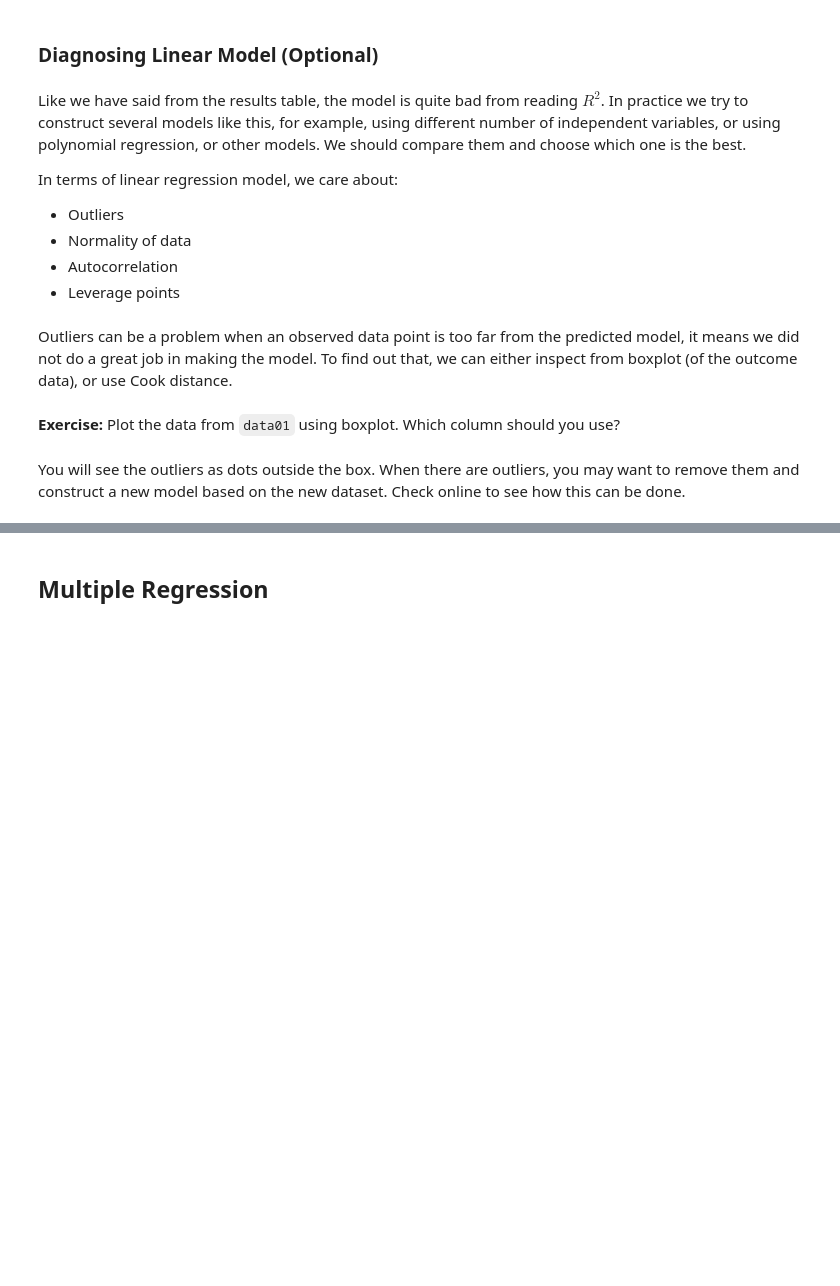
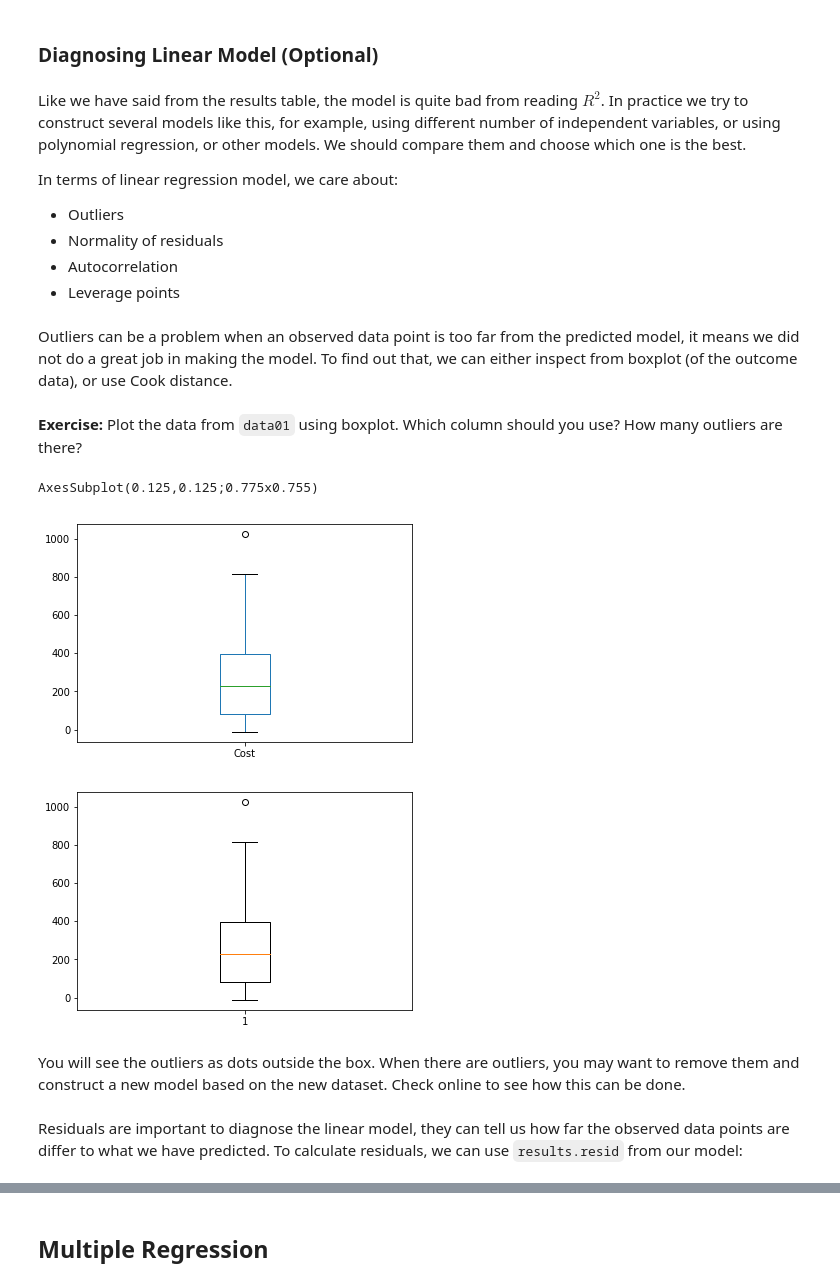
Before and after one commit to lt-shy-john/python-data-analytics-course, a Jupyter notebook: Week 08 - Statistics with Python.ipynb, the cells around one changed output, grey strips where cells are left out. Drawn from its saved outputs; the diff is of its cells as text; code cells hidden in the pictures; blank space fills up the shorter version.

Commit message:
Finished (linear) regression diagnostics

```diff
--- a/Week 08 - Statistics with Python.ipynb
+++ b/Week 08 - Statistics with Python.ipynb
@@ -902,28 +912,39 @@ Like we have said from the results table, the model is quite bad from reading $R
 
 In terms of linear regression model, we care about:
 * Outliers
-* Normality of data
+* Normality of residuals
 * Autocorrelation
 * Leverage points
 # %% [markdown]
 Outliers can be a problem when an observed data point is too far from the predicted model, it means we did not do a great job in making the model. To find out that, we can either inspect from boxplot (of the outcome data), or use Cook distance.
 # %% [markdown]
-__Exercise:__ Plot the data from `data01` using boxplot. Which column should you use?
+__Exercise:__ Plot the data from `data01` using boxplot. Which column should you use? How many outliers are there?
 # %%
 # Solution
 '''
 Using pandas
 '''
-data01['Cost'].plot.box
+print(data_01['Cost'].plot.box())
 
 '''
 Using matplotlib
 '''
 import matplotlib.pyplot as plt
 fig = plt.figure()
-fig.boxplot(data01['Cost'])
+plt.boxplot(data_01['Cost'])
 fig.show()
+
+'''
+There is one outlier.
+
+'''
+# %% [output]
+AxesSubplot(0.125,0.125;0.775x0.755)
+[figure, added]
+[figure, added]
 # %%
 # Your code below
 # %% [markdown]
 You will see the outliers as dots outside the box. When there are outliers, you may want to remove them and construct a new model based on the new dataset. Check online to see how this can be done.
+# %% [markdown]
+Residuals are important to diagnose the linear model, they can tell us how far the observed data points are differ to what we have predicted. To calculate residuals, we can use `results.resid` from our model:
```
Also changed, not shown: parts of 25 cells of this notebook.
